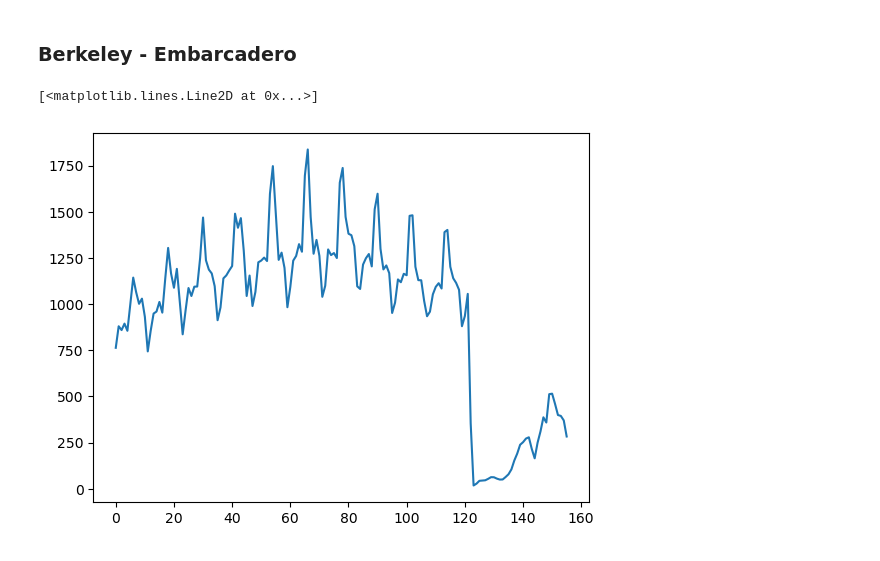
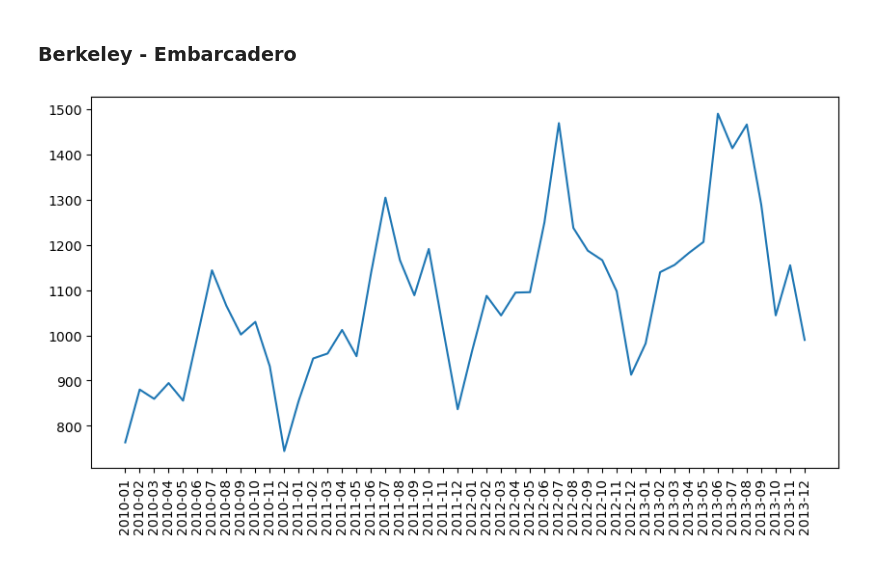
Before and after one commit to UCB-stat-159-s23/project-Group23, a Jupyter notebook: Jiachen_EDA.ipynb, the cells around one changed output. Drawn from its saved outputs; the diff is of its cells as text; code cells hidden in the pictures.

Commit message:
add plot

```diff
--- a/Jiachen_EDA.ipynb
+++ b/Jiachen_EDA.ipynb
@@ -32,30 +32,36 @@ pd.read_excel("Data/ridership_2018/Ridership_201801.xlsx", header=1, index_col=0
 | BK | 405.619048 | 897.095238 | 667.809524 | 208.000000 | 35.619048 | 360.761905 | 361.904762 | 562.285714 | 528.428571 | 226.761905 | ... | ... |
 5 rows × 47 columns
 # %%
-def monthly_weekday_counts(entry_station, exit_station):
+def monthly_weekday_counts(entry_station, exit_station, start_year, end_year):
     monthly_weekday_counts = []
+    monthly_weekday_plot_label = []
 
-    for year in np.arange(2010, 2023, 1):
+    for year in np.arange(start_year, end_year, 1):
         dir_path = f'Data/ridership_{year}/'
         if year <= 2017:
             for month in np.arange(1, 13, 1):
+                two_digits_format_month = '{:02d}'.format(month)
                 file_name = f'Ridership_{calendar.month_name[month]}{year}.xlsx'
                 file_path = os.path.join(dir_path, file_name)
                 monthly_weekday_counts.append(pd.read_excel(file_path, header=1, index_col=0).loc[exit_station, entry_station])
+                monthly_weekday_plot_label.append(f'{year}-{two_digits_format_month}')
         else:
             for month in np.arange(1, 13, 1):
                 two_digits_format_month = '{:02d}'.format(month)
                 file_name = f'Ridership_{year}{two_digits_format_month}.xlsx'
                 file_path = os.path.join(dir_path, file_name)
                 monthly_weekday_counts.append(pd.read_excel(file_path, header=1, index_col=0).loc[exit_station, entry_station])
+                monthly_weekday_plot_label.append(f'{year}-{two_digits_format_month}')
 
-    return monthly_weekday_counts
+    return monthly_weekday_counts, monthly_weekday_plot_label
 # %% [markdown]
 ### Berkeley - Embarcadero
 # %%
-Berkeley_Embarcadero = monthly_weekday_counts("BK", "EM")
+Berkeley_Embarcadero, label = monthly_weekday_counts("BK", "EM", 2010, 2014)
 # %%
-plt.plot(Berkeley_Embarcadero)
+fig, ax = plt.subplots(figsize=(10, 5))
+ax.plot(label, Berkeley_Embarcadero)
+ax.set_xticks(label)
+ax.set_xticklabels(label, rotation=90);
 # %% [output]
-[<matplotlib.lines.Line2D at 0x...>]
-[figure, old version]
+[figure, new version]
```
